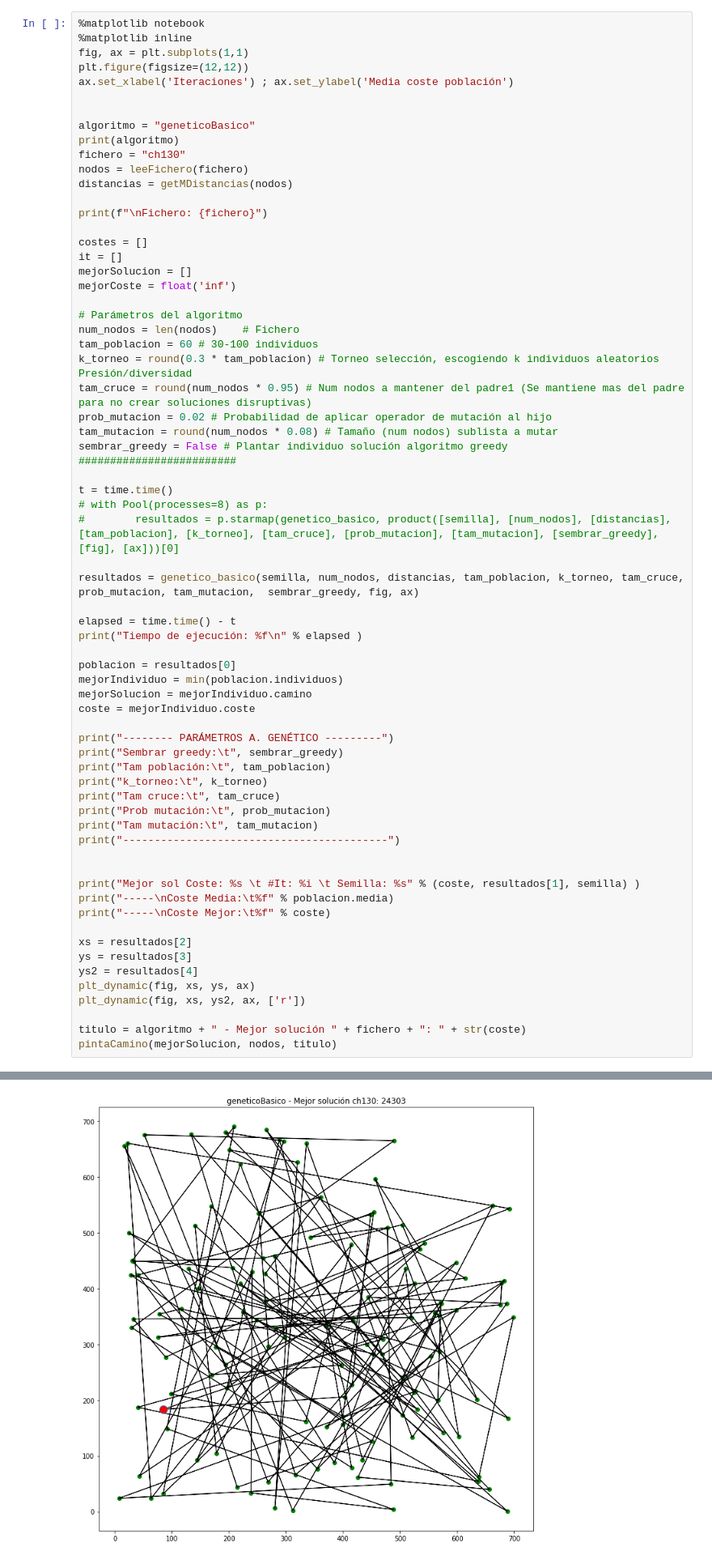
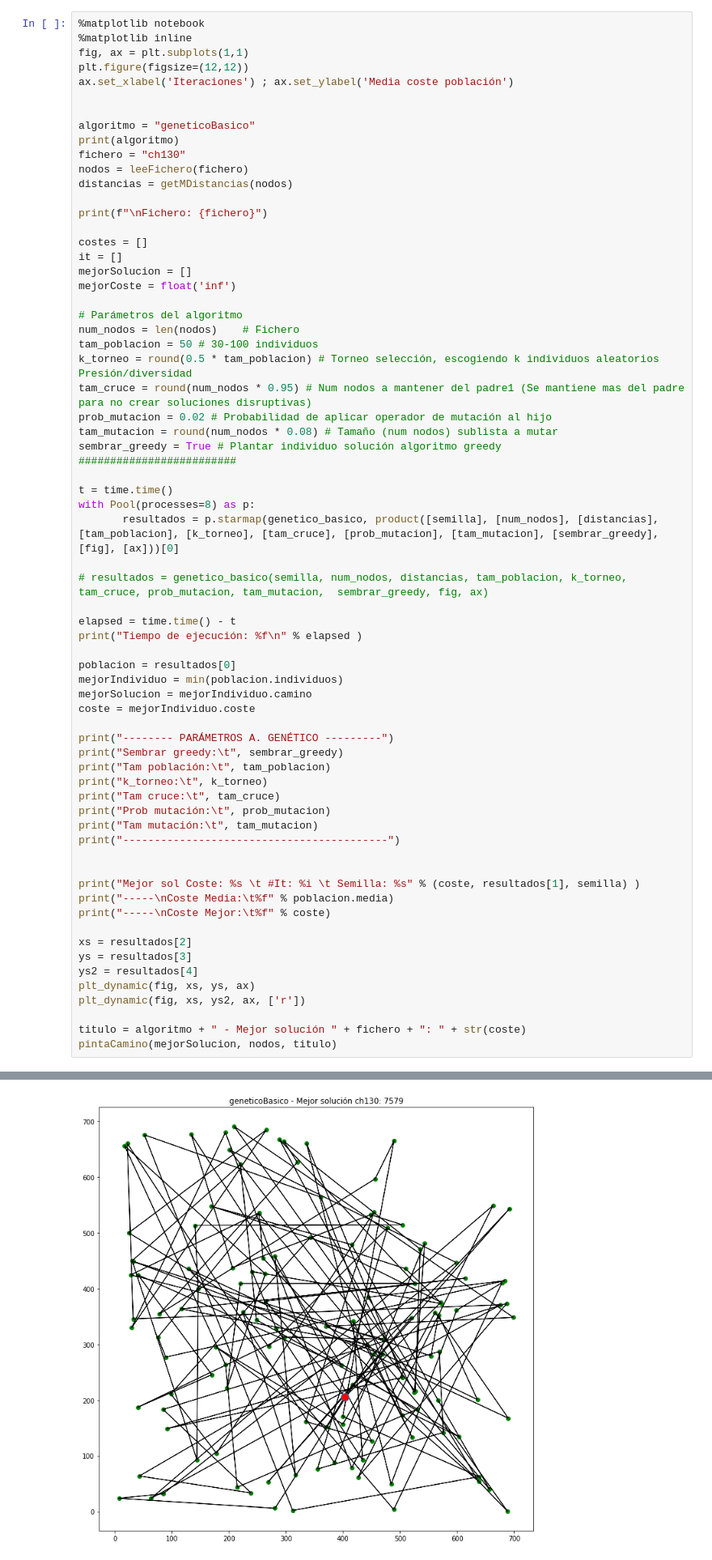
Before and after one commit to VictorNarov/AlgoritmosGeneticosTSP, a Jupyter notebook: 1 Genético Básico.ipynb, the cells around one changed output, grey strips where cells are left out. Shown at 81% size. Drawn from its saved outputs; the diff is of its cells as text.

```diff
--- a/1 Genético Básico.ipynb
+++ b/1 Genético Básico.ipynb
@@ -35,19 +33,19 @@ mejorCoste = float('inf')
 
 # Parámetros del algoritmo
 num_nodos = len(nodos)    # Fichero
-tam_poblacion = 60 # 30-100 individuos
-k_torneo = round(0.3 * tam_poblacion) # Torneo selección, escogiendo k individuos aleatorios Presión/diversidad
+tam_poblacion = 50 # 30-100 individuos
+k_torneo = round(0.5 * tam_poblacion) # Torneo selección, escogiendo k individuos aleatorios Presión/diversidad
 tam_cruce = round(num_nodos * 0.95) # Num nodos a mantener del padre1 (Se mantiene mas del padre para no crear soluciones disruptivas)
 prob_mutacion = 0.02 # Probabilidad de aplicar operador de mutación al hijo
 tam_mutacion = round(num_nodos * 0.08) # Tamaño (num nodos) sublista a mutar
-sembrar_greedy = False # Plantar individuo solución algoritmo greedy
+sembrar_greedy = True # Plantar individuo solución algoritmo greedy
 #########################
 
 t = time.time()
-# with Pool(processes=8) as p:
-#        resultados = p.starmap(genetico_basico, product([semilla], [num_nodos], [distancias], [tam_poblacion], [k_torneo], [tam_cruce], [prob_mutacion], [tam_mutacion], [sembrar_greedy], [fig], [ax]))[0]
+with Pool(processes=8) as p:
+       resultados = p.starmap(genetico_basico, product([semilla], [num_nodos], [distancias], [tam_poblacion], [k_torneo], [tam_cruce], [prob_mutacion], [tam_mutacion], [sembrar_greedy], [fig], [ax]))[0]
 
-resultados = genetico_basico(semilla, num_nodos, distancias, tam_poblacion, k_torneo, tam_cruce, prob_mutacion, tam_mutacion,  sembrar_greedy, fig, ax)
+# resultados = genetico_basico(semilla, num_nodos, distancias, tam_poblacion, k_torneo, tam_cruce, prob_mutacion, tam_mutacion,  sembrar_greedy, fig, ax)
 
 elapsed = time.time() - t
 print("Tiempo de ejecución: %f\n" % elapsed )
@@ -102,2 +100,2 @@ Coste Mejor:    24303.000000
 <Figure size 864x864 with 0 Axes>
-[figure, old version]
+[figure, new version]
```
Also changed, not shown: parts of 5 cells of this notebook, 3 other files.
